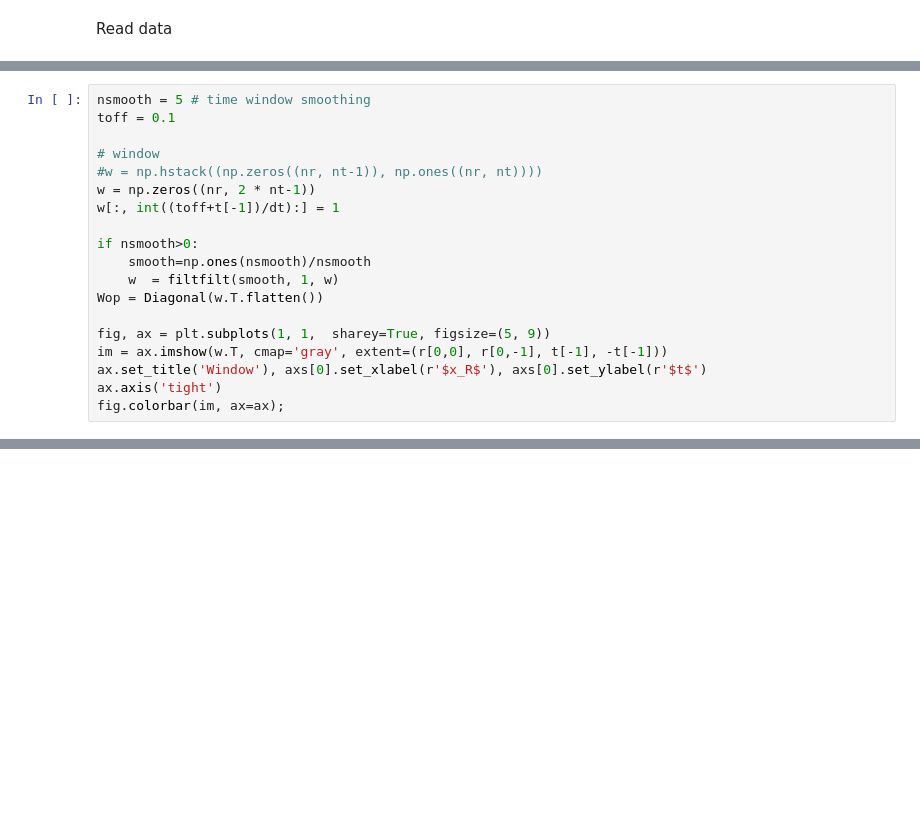
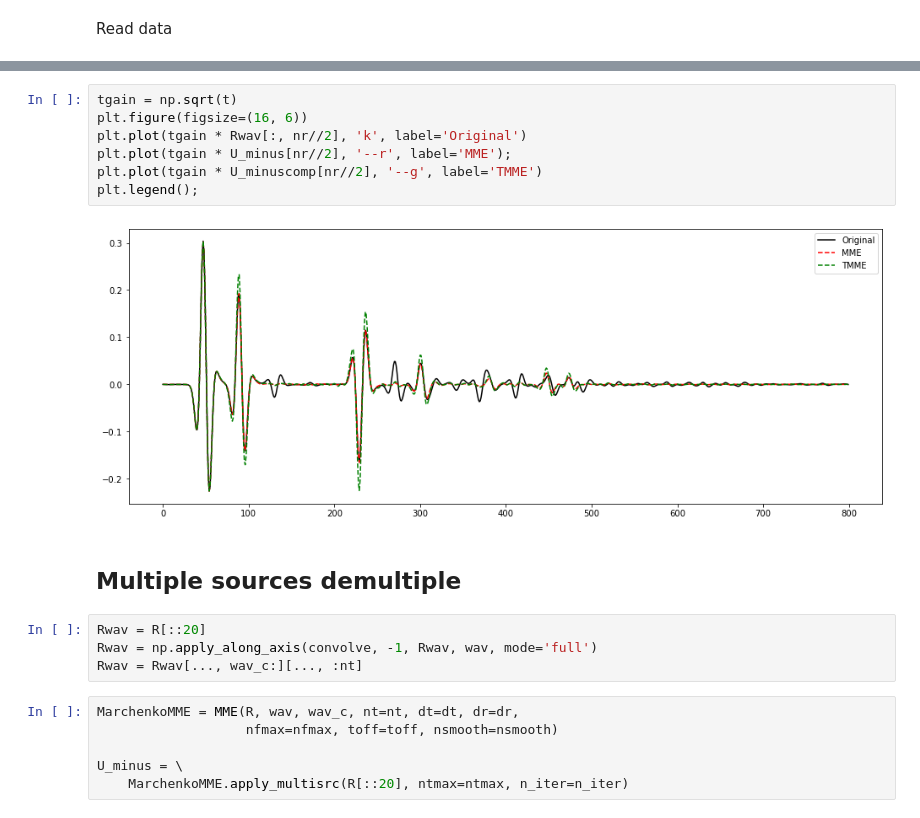
Before and after one commit to DIG-Kaust/pymarchenko, a Jupyter notebook: notebooks/Marchenko_demultiple.ipynb, the cells around one changed output, grey strips where cells are left out. Cells and saved outputs as stored; diff of their text form; blank space fills up the shorter version.

```diff
--- a/notebooks/Marchenko_demultiple.ipynb
+++ b/notebooks/Marchenko_demultiple.ipynb
@@ -573,19 +127,0 @@ We first consider a single depth level (at the bottom of the model)
-# %%
-nsmooth = 5 # time window smoothing
-toff = 0.1
-
-# window
-#w = np.hstack((np.zeros((nr, nt-1)), np.ones((nr, nt))))
-w = np.zeros((nr, 2 * nt-1))
-w[:, int((toff+t[-1])/dt):] = 1
-
-if nsmooth>0:
-    smooth=np.ones(nsmooth)/nsmooth
-    w  = filtfilt(smooth, 1, w)
-Wop = Diagonal(w.T.flatten())
-
-fig, ax = plt.subplots(1, 1,  sharey=True, figsize=(5, 9))
-im = ax.imshow(w.T, cmap='gray', extent=(r[0,0], r[0,-1], t[-1], -t[-1]))
-ax.set_title('Window'), axs[0].set_xlabel(r'$x_R$'), axs[0].set_ylabel(r'$t$')
-ax.axis('tight')
-fig.colorbar(im, ax=ax);
@@ -865,0 +205,21 @@ axs[1].set_ylim(2, 0);
+# %%
+tgain = np.sqrt(t)
+plt.figure(figsize=(16, 6))
+plt.plot(tgain * Rwav[:, nr//2], 'k', label='Original')
+plt.plot(tgain * U_minus[nr//2], '--r', label='MME');
+plt.plot(tgain * U_minuscomp[nr//2], '--g', label='TMME')
+plt.legend();
+# %% [output]
+[figure, added]
+# %% [markdown]
+## Multiple sources demultiple
+# %%
+Rwav = R[::20]
+Rwav = np.apply_along_axis(convolve, -1, Rwav, wav, mode='full')
+Rwav = Rwav[..., wav_c:][..., :nt]
+# %%
+MarchenkoMME = MME(R, wav, wav_c, nt=nt, dt=dt, dr=dr,
+                   nfmax=nfmax, toff=toff, nsmooth=nsmooth)
+
+U_minus = \
+    MarchenkoMME.apply_multisrc(R[::20], ntmax=ntmax, n_iter=n_iter)
```
Also changed, not shown: parts of 69 cells of this notebook, 2 other files.
